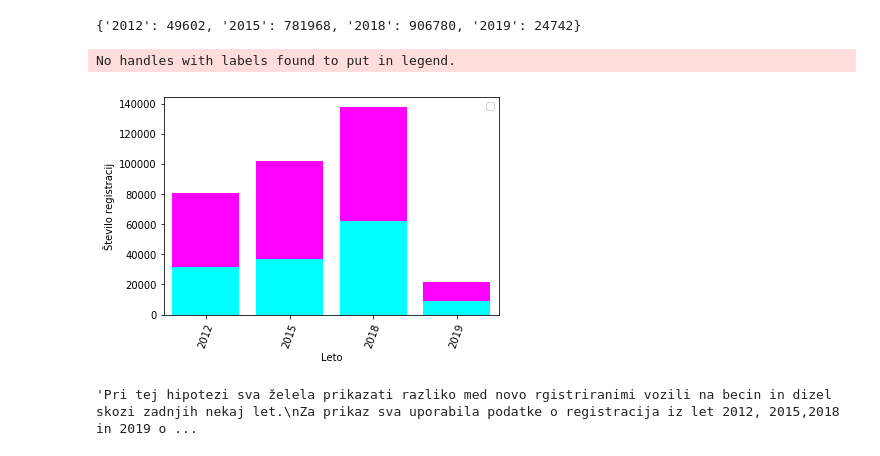
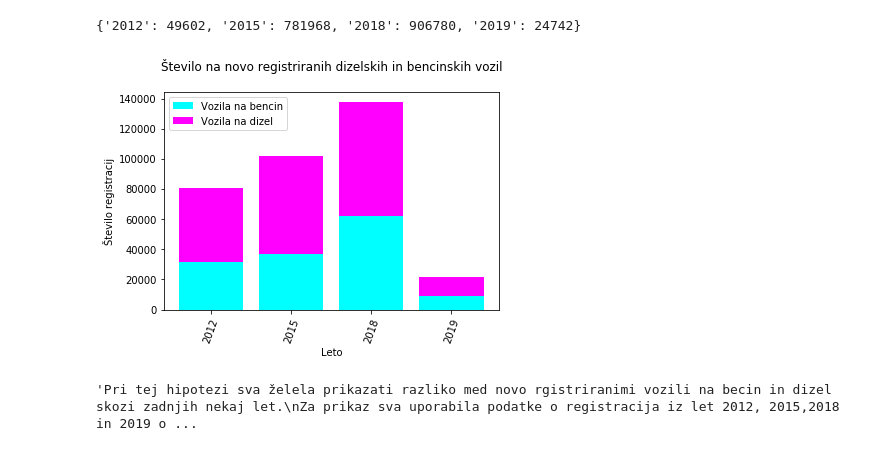
Before and after one commit to araspor/PR19ARMM, a Jupyter notebook: MM/Projektna_mm.ipynb, the cells around one changed output. Saved outputs shown, nothing was run; the diff lists cells and outputs as text; code cells hidden in the pictures.

Commit message:
analiza dizelskih in bencinskih vozil 2

```diff
--- a/MM/Projektna_mm.ipynb
+++ b/MM/Projektna_mm.ipynb
@@ -169,18 +169,17 @@ dizel
 {'2012': 49602, '2015': 781968, '2018': 906780, '2019': 24742}
 # %%
 x = range(4)
-#plt.figure(figsize=(11, 4))
-plt.bar(x, ben, color='cyan', align='center')
-plt.bar(x, diz, bottom=ben, color='magenta', align='center')
-plt.xlim(-0.5, len(leto)-0.5)
+plt.bar(x, ben, color='cyan', align='center', label='Vozila na bencin')
+plt.bar(x, diz, bottom=ben, color='magenta', align='center', label='Vozila na dizel')
 plt.xticks(x)
 plt.gca().set_xticklabels(leto, rotation=70)
 plt.ylabel('Število registracij')
 plt.xlabel('Leto')
+plt.title('Število na novo registriranih dizelskih in bencinskih vozil\n')
 plt.legend();
+plt.savefig('goriva_st.png', bbox_inches='tight')
 # %% [output]
-No handles with labels found to put in legend.
-[figure, old version]
+[figure, new version]
 # %%
 """Pri tej hipotezi sva želela prikazati razliko med novo rgistriranimi vozili na becin in dizel skozi zadnjih nekaj let.
 Za prikaz sva uporabila podatke o registracija iz let 2012, 2015,2018 in 2019 oz. sprememba na vsaka 3 leta.
```
